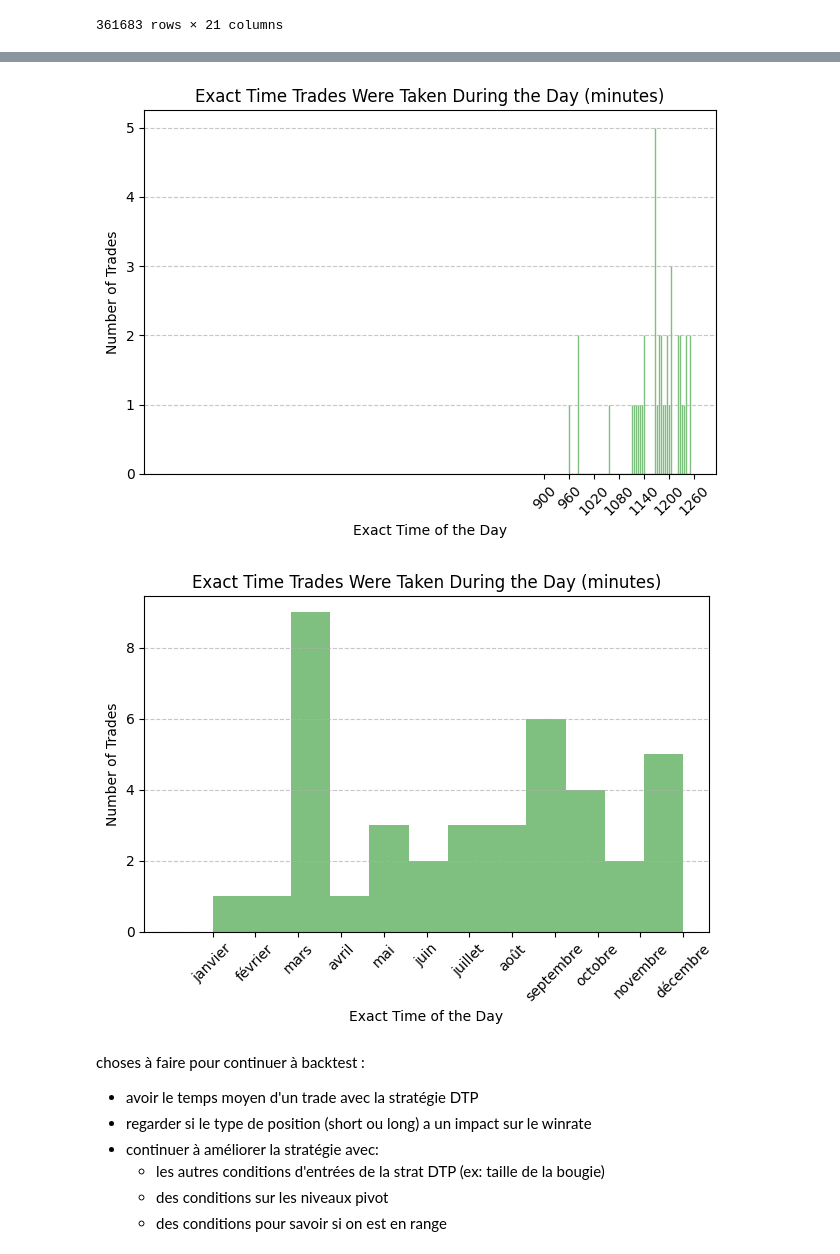
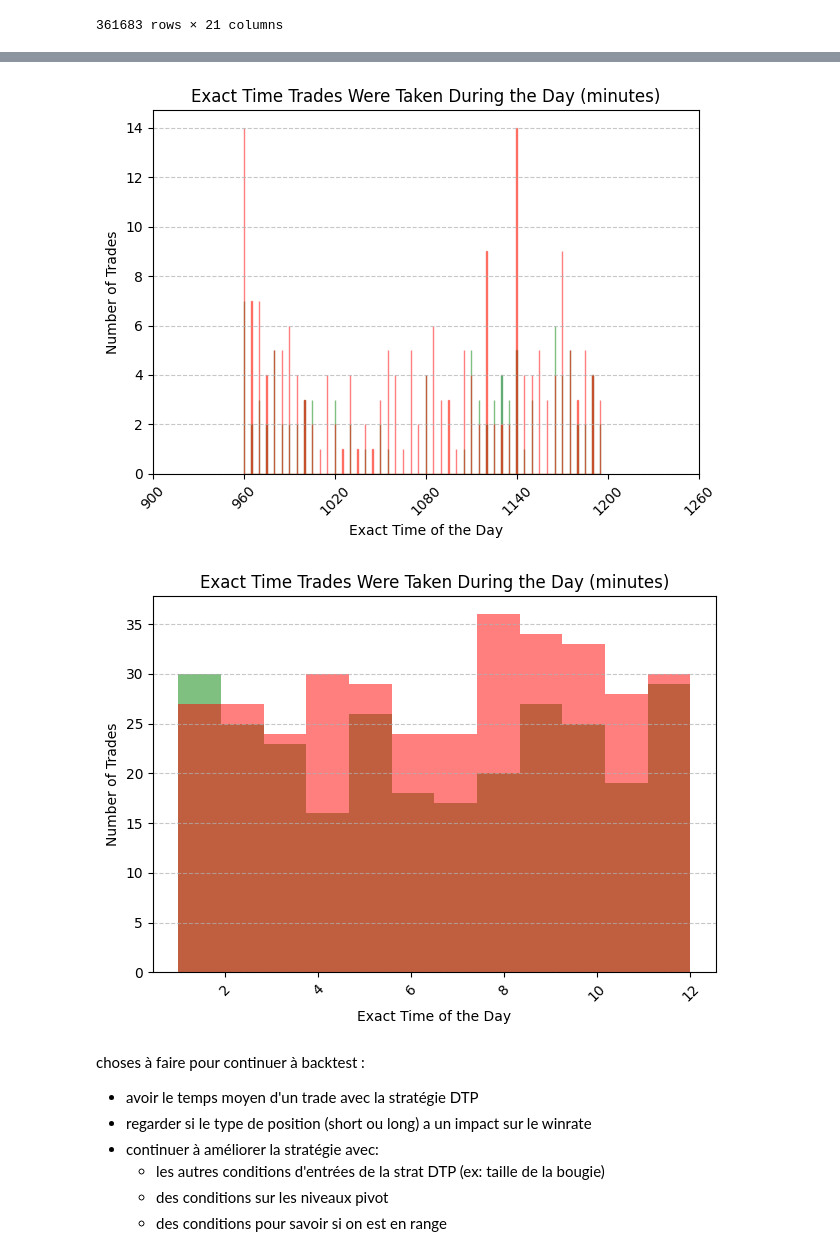
Before and after one commit to tessanix/Backtest_Trading, a Jupyter notebook: strategies_backtest.ipynb, the cells around one changed output, grey strips where cells are left out. Saved outputs shown, nothing was run; the diff lists cells and outputs as text; code cells hidden in the pictures.

Commit message:
strategy backtest improvment and multiprocessing begining

```diff
--- a/strategies_backtest.ipynb
+++ b/strategies_backtest.ipynb
@@ -262,0 +271,35 @@ basicEntries_1UT_levels_breakeven=0
+# %%
+import matplotlib.pyplot as plt
+trades_database = load_object('trade_datas/basicEntries_3UT_levels_breakeven=0_StrategyStop1&2.pkl')
+# selected_ids = [8,14]
+selected_ids = winrate_dictionnary.keys()
+
+plt.figure(figsize=(20, 16))
+
+for id in selected_ids:
+    df_temp =  trades_database[id][0]
+
+    # Définir 'datetime' comme index pour pouvoir utiliser resample
+    df_temp.set_index('entry_date', inplace=True)
+
+    # Resampler les données par semaine (par exemple, la somme des profits par semaine)
+    df_temp = df_temp.resample('W').agg({'profit_from_start(%)': ['sum']})
+
+    capital = 50_000
+    l = []
+    for profit in df_temp['profit_from_start(%)']["sum"]:
+        capital += 50_000 * profit/ 100
+        l.append(capital)
+
+    plt.plot(df_temp.index, l, label=f"Strategy {id}")  # Use a label for each plot for better identification
+
+    del df_temp
+
+# Add labels and title
+plt.xlabel("Time")
+plt.ylabel("Capital")
+plt.xticks(rotation=45)
+plt.title("Capital Growth Across Multiple Strategies")
+plt.legend()  # Show legend for all plots
+plt.grid(True)
+plt.show()
@@ -266,8 +311,8 @@ import matplotlib.pyplot as plt
 id = 7
 df, _, _, _ = trades_database[id]
 
-df_hist_w = df[df['profit']>0]['entry_date'].apply(lambda x: x.hour*60 + x.minute)
-df_hist_l = df[df['profit']<0]['entry_date'].apply(lambda x: x.hour*60 + x.minute)
+df_hist_w = df[df['profit_from_start(%)']>0]['entry_date'].apply(lambda x: x.hour*60 + x.minute)
+df_hist_l = df[df['profit_from_start(%)']<0]['entry_date'].apply(lambda x: x.hour*60 + x.minute)
 
 # Plot the histogram
 plt.hist(df_hist_w, bins=1440, edgecolor='green', alpha=0.5)
@@ -281,29 +326,29 @@ plt.grid(axis='y', linestyle='--', alpha=0.7)
 plt.tight_layout()  # Ensures labels fit inside the plot
 plt.show()
 # %% [output]
-[figure, old version]
+[figure, new version]
 # %%
 import matplotlib.pyplot as plt
 
-id = 7
+id = 18
 df, _, _, _ = trades_database[id]
 
-df_hist_w = df[df['profit']>0]['entry_date'].dt.month
-df_hist_l = df[df['profit']<0]['entry_date'].dt.month
+df_hist_w = df[df['profit_from_start(%)']>0]['entry_date'].dt.month
+df_hist_l = df[df['profit_from_start(%)']<0]['entry_date'].dt.month
 months = ['janvier', 'février', 'mars', 'avril', 'mai', 'juin', 'juillet', 'août', 'septembre', 'octobre', 'novembre', 'décembre']
 # Plot the histogram
 plt.hist(df_hist_w, bins=12, color='green', alpha=0.5)
 plt.hist(df_hist_l, bins=12, color='red', alpha=0.5)
 
 plt.xlabel('Exact Time of the Day')
 plt.ylabel('Number of Trades')
 plt.title('Exact Time Trades Were Taken During the Day (minutes)')
-plt.xticks(rotation=45, ticks=range(1, 13), labels=months)
+plt.xticks(rotation=45, )#ticks=range(1, 13), labels=months)
 plt.grid(axis='y', linestyle='--', alpha=0.7)
 plt.tight_layout()  # Ensures labels fit inside the plot
 plt.show()
 # %% [output]
-[figure, old version]
+[figure, new version]
 # %% [markdown]
 choses à faire pour continuer à backtest :
 - avoir le temps moyen d'un trade avec la stratégie DTP
```
Also changed, not shown: parts of 8 cells of this notebook, 8 other files.
